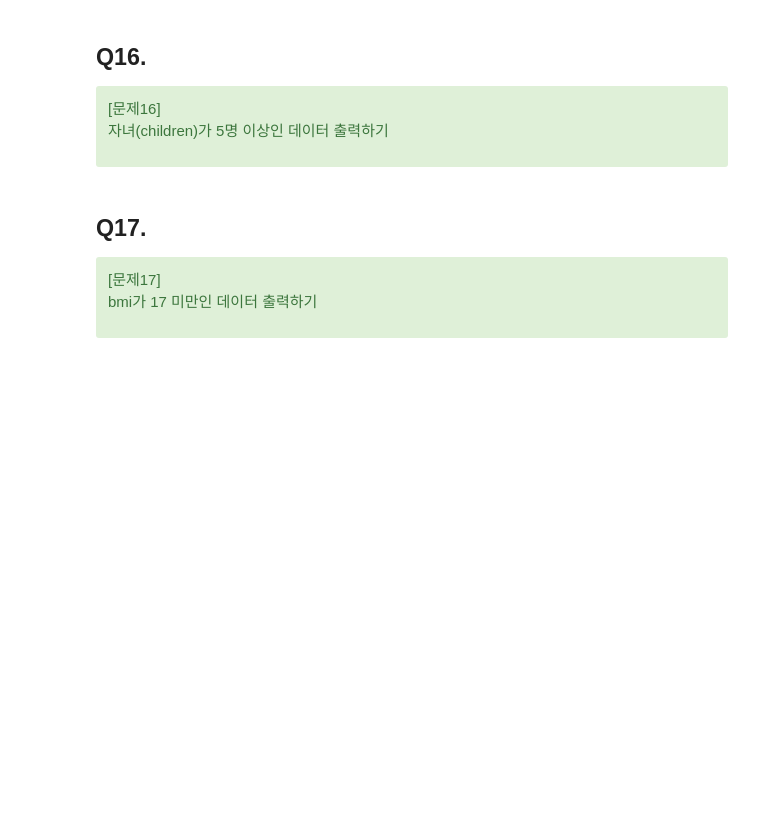
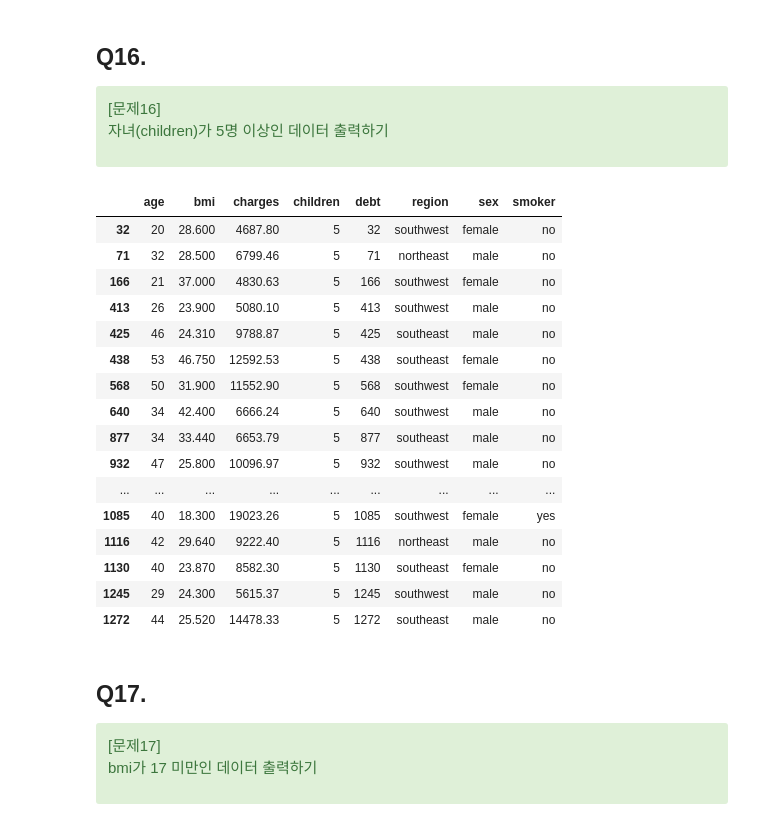
Before and after one commit to zzhining/stock_market_analysis, a Jupyter notebook: 2주차/pandas_exercise.ipynb, the cells around one changed output. Drawn from its saved outputs; the diff is of its cells as text; code cells hidden in the pictures; blank space fills up the shorter version.

```diff
--- a/2주차/pandas_exercise.ipynb
+++ b/2주차/pandas_exercise.ipynb
@@ -371,6 +468,26 @@ pd.value_counts
 
 자녀(children)가  5명 이상인 데이터 출력하기
 </div>
+# %%
+df[df['children'] >= 5]
+# %% [output]
+|  | age | bmi | charges | children | debt | region | sex | smoker |
+| 32 | 20 | 28.600 | 4687.80 | 5 | 32 | southwest | female | no |
+| 71 | 32 | 28.500 | 6799.46 | 5 | 71 | northeast | male | no |
+| 166 | 21 | 37.000 | 4830.63 | 5 | 166 | southwest | female | no |
+| 413 | 26 | 23.900 | 5080.10 | 5 | 413 | southwest | male | no |
+| 425 | 46 | 24.310 | 9788.87 | 5 | 425 | southeast | male | no |
+| 438 | 53 | 46.750 | 12592.53 | 5 | 438 | southeast | female | no |
+| 568 | 50 | 31.900 | 11552.90 | 5 | 568 | southwest | female | no |
+| 640 | 34 | 42.400 | 6666.24 | 5 | 640 | southwest | male | no |
+| 877 | 34 | 33.440 | 6653.79 | 5 | 877 | southeast | male | no |
+| 932 | 47 | 25.800 | 10096.97 | 5 | 932 | southwest | male | no |
+| ... | ... | ... | ... | ... | ... | ... | ... | ... |
+| 1085 | 40 | 18.300 | 19023.26 | 5 | 1085 | southwest | female | yes |
+| 1116 | 42 | 29.640 | 9222.40 | 5 | 1116 | northeast | male | no |
+| 1130 | 40 | 23.870 | 8582.30 | 5 | 1130 | southeast | female | no |
+| 1245 | 29 | 24.300 | 5615.37 | 5 | 1245 | southwest | male | no |
+| 1272 | 44 | 25.520 | 14478.33 | 5 | 1272 | southeast | male | no |
 # %% [markdown]
 ## Q17.
 <div class="alert alert-success">
```
Also changed, not shown: parts of 30 cells of this notebook.
